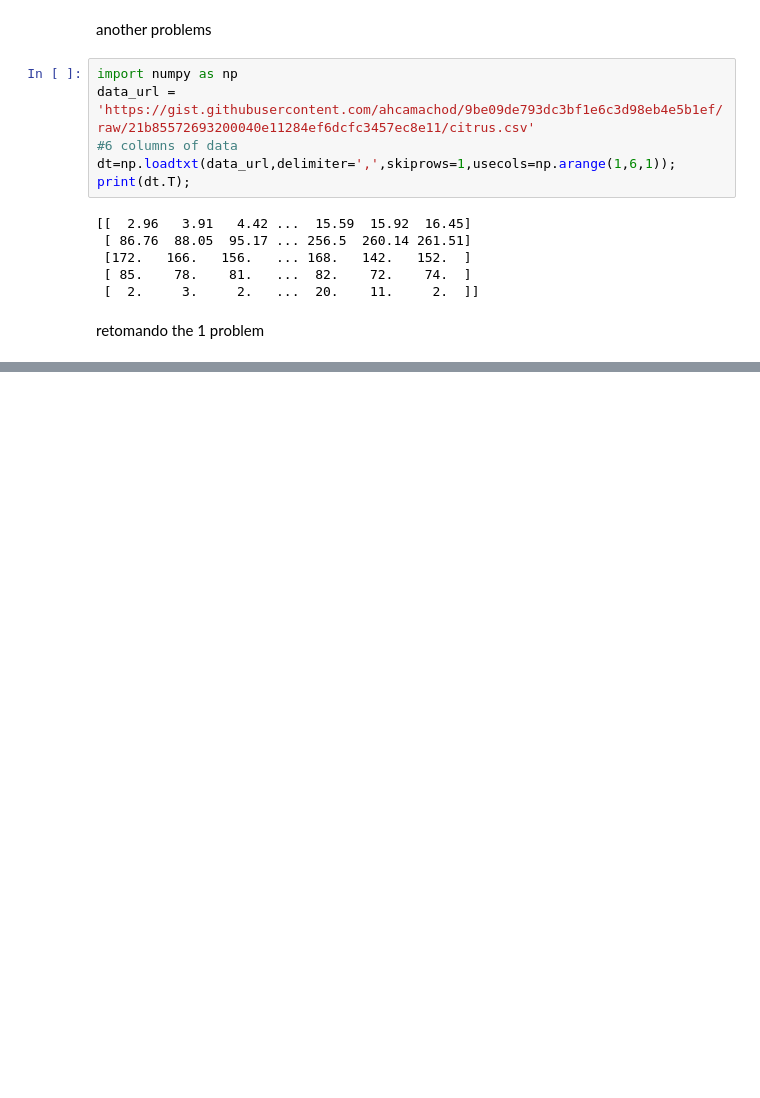
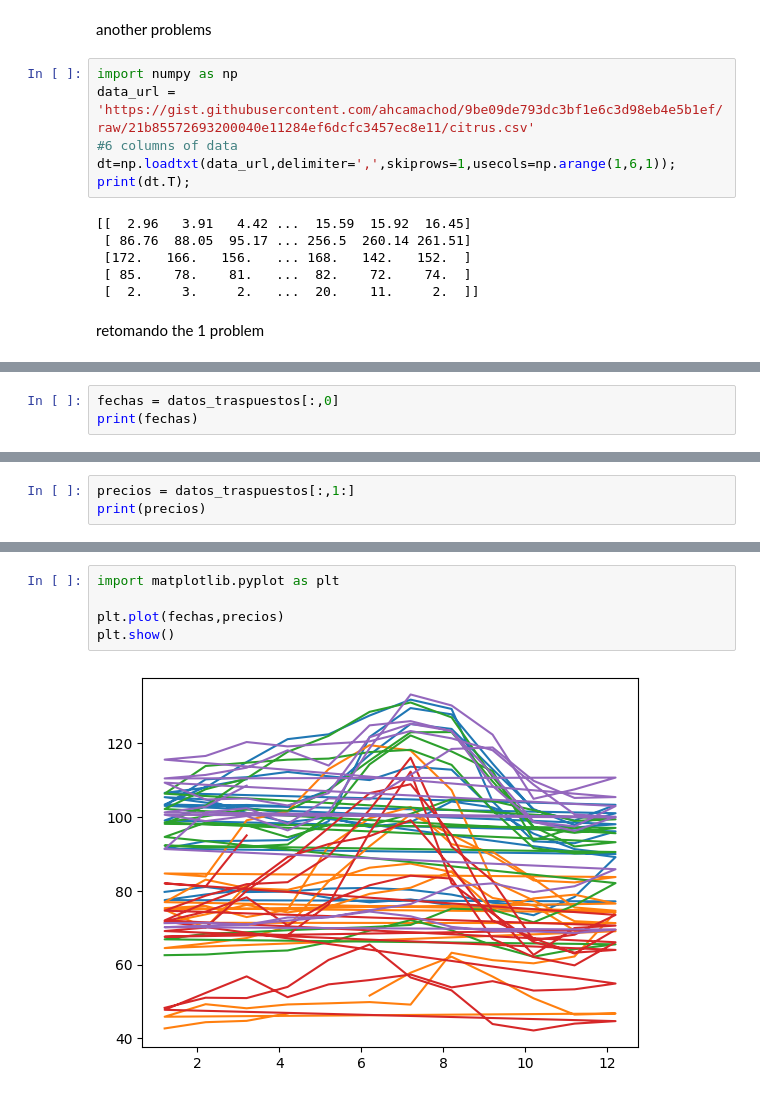
Before and after one commit to duquerson/2044-numpy-analisis-numerico-eficiente-con-python, a Jupyter notebook: Numpy.ipynb, the cells around one changed output, grey strips where cells are left out. Cells and saved outputs as stored; diff of their text form; blank space fills up the shorter version.

```diff
--- a/Numpy.ipynb
+++ b/Numpy.ipynb
@@ -85,0 +88,3 @@ retomando the  1 problem
+# %%
+fechas = datos_traspuestos[:,0]
+print(fechas)
@@ -85,0 +102,3 @@ retomando the  1 problem
+# %%
+precios = datos_traspuestos[:,1:]
+print(precios)
@@ -85,0 +123,7 @@ retomando the  1 problem
+# %%
+import matplotlib.pyplot as plt
+
+plt.plot(fechas,precios)
+plt.show()
+# %% [output]
+[figure, added]
```
Also changed, not shown: parts of 7 cells of this notebook.
